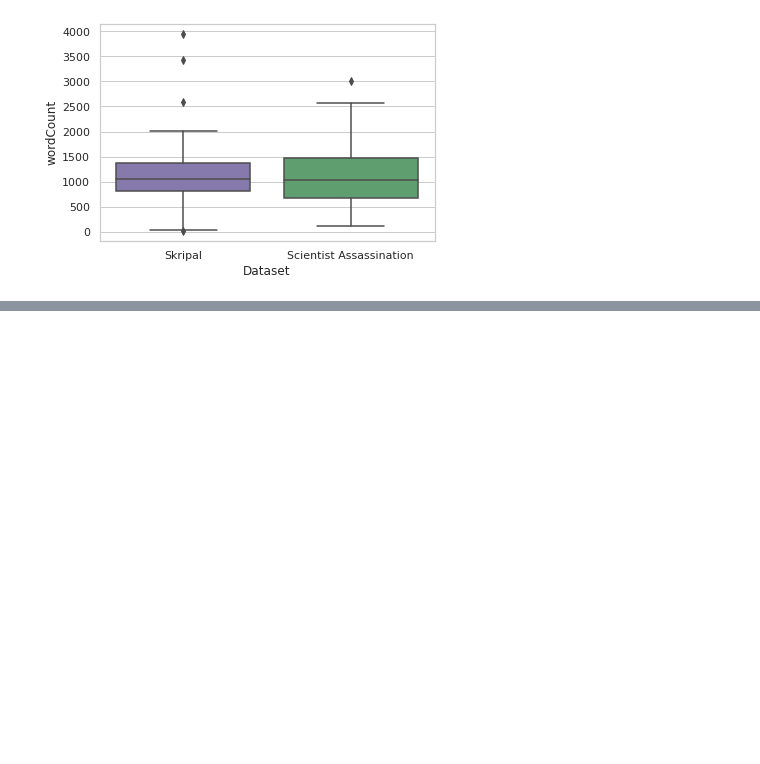
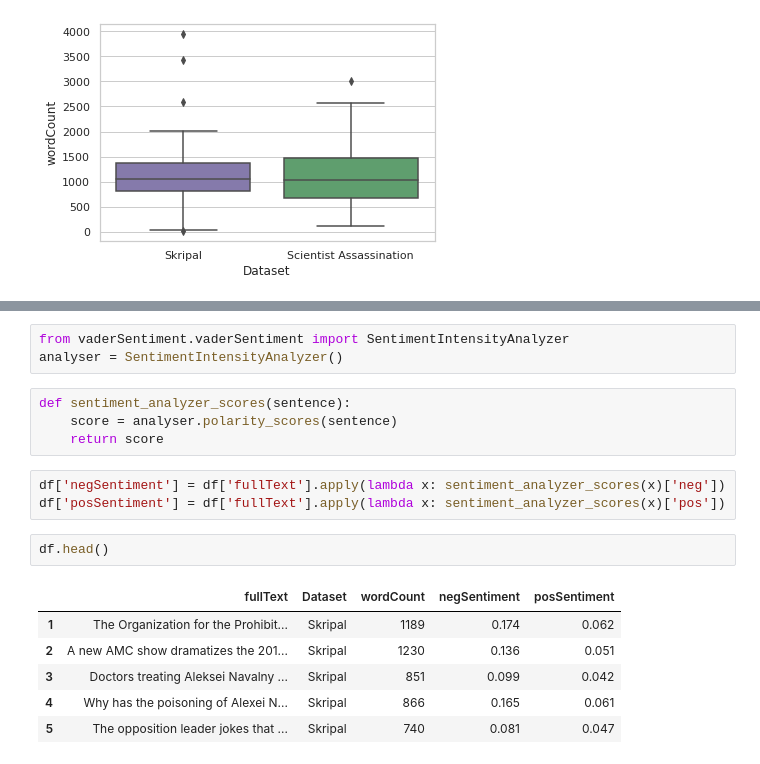
Before and after one commit to MatthiasRathbun/phil2_3127_fall2020, a Jupyter notebook: data/Analysis Sandbox - NYT.ipynb, the cells around one changed output, grey strips where cells are left out. Drawn from its saved outputs; the diff is of its cells as text; blank space fills up the shorter version.

```diff
--- a/data/Analysis Sandbox - NYT.ipynb
+++ b/data/Analysis Sandbox - NYT.ipynb
@@ -146,0 +167,19 @@ sns.boxplot(x="Dataset", y="wordCount", palette=["m", "g"],
+# %%
+from vaderSentiment.vaderSentiment import SentimentIntensityAnalyzer
+analyser = SentimentIntensityAnalyzer()
+# %%
+def sentiment_analyzer_scores(sentence):
+    score = analyser.polarity_scores(sentence)
+    return score
+# %%
+df['negSentiment'] = df['fullText'].apply(lambda x: sentiment_analyzer_scores(x)['neg'])
+df['posSentiment'] = df['fullText'].apply(lambda x: sentiment_analyzer_scores(x)['pos'])
+# %%
+df.head()
+# %% [output]
+|  | fullText | Dataset | wordCount | negSentiment | posSentiment |
+| 1 | The Organization for the Prohibit... | Skripal | 1189 | 0.174 | 0.062 |
+| 2 | A new AMC show dramatizes the 201... | Skripal | 1230 | 0.136 | 0.051 |
+| 3 | Doctors treating Aleksei Navalny ... | Skripal | 851 | 0.099 | 0.042 |
+| 4 | Why has the poisoning of Alexei N... | Skripal | 866 | 0.165 | 0.061 |
+| 5 | The opposition leader jokes that ... | Skripal | 740 | 0.081 | 0.047 |
```
Also changed, not shown: parts of 6 cells of this notebook.
